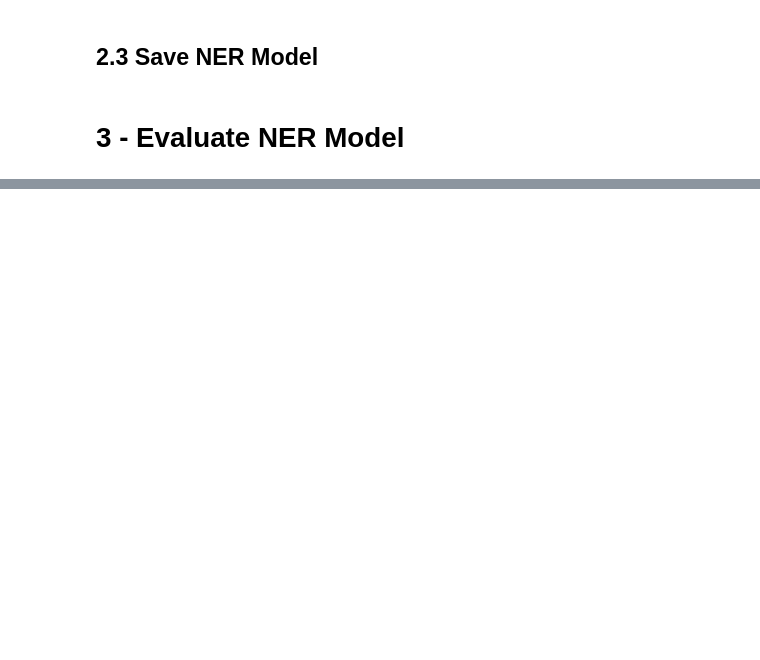
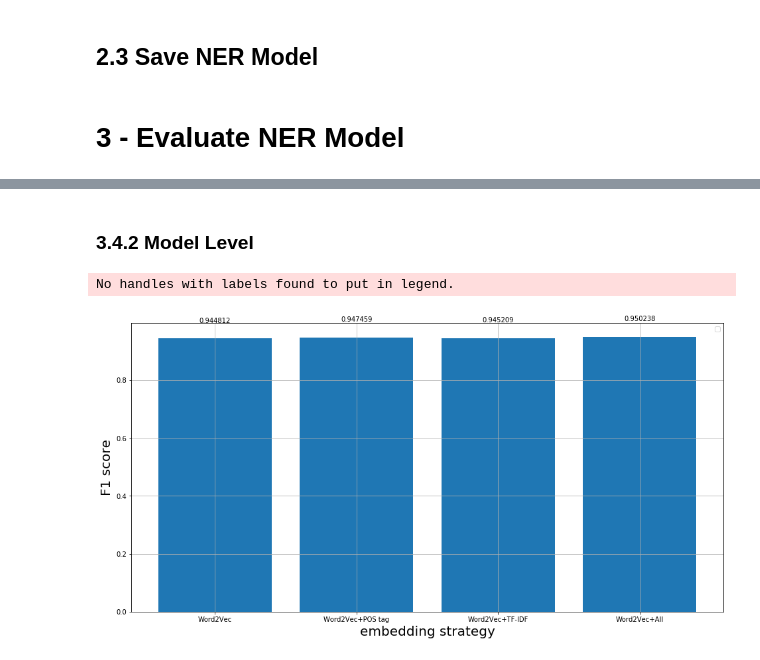
Before and after one commit to 7stitch7/NLP-project, a Jupyter notebook: Assignment2_submit.ipynb, the cells around one changed output, grey strips where cells are left out. Drawn from its saved outputs; the diff is of its cells as text; code cells hidden in the pictures; blank space fills up the shorter version.

```diff
--- a/Assignment2_submit.ipynb
+++ b/Assignment2_submit.ipynb
@@ -1089,0 +1657,28 @@ for config in model_structure_configs:
+# %% [markdown]
+### 3.4.2 Model Level
+# %%
+import matplotlib.pyplot as plt
+import numpy as np
+
+
+plt.figure(figsize=(16, 8))
+y=[]
+for con in model_configs:
+    y.append(con['f1 score'][-1])
+x = ['Word2Vec','Word2Vec+POS tag','Word2Vec+TF-IDF','Word2Vec+All']
+
+plt.bar(x, y)
+
+for a,b in zip(x,y):
+
+    plt.text(a, b+0.05, '%.6f' % b, ha='center', va= 'bottom',fontsize=10)
+
+# plt.title('Validation f1 score - embedding strategy',size=20)
+plt.xlabel('embedding strategy',size=20)
+plt.ylabel('F1 score',size=20)
+plt.legend(loc='best')
+plt.grid()
+plt.show()
+# %% [output]
+No handles with labels found to put in legend.
+[figure, added]
```
Also changed, not shown: parts of 46 cells of this notebook, 7 other files.
